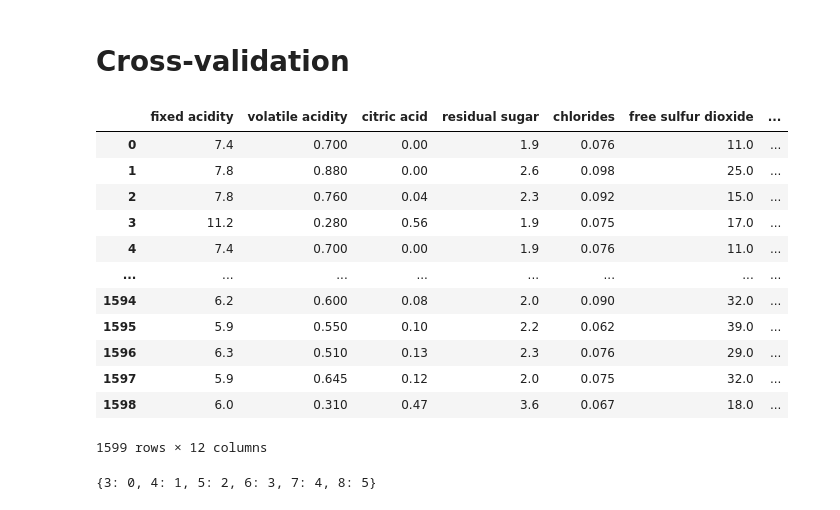
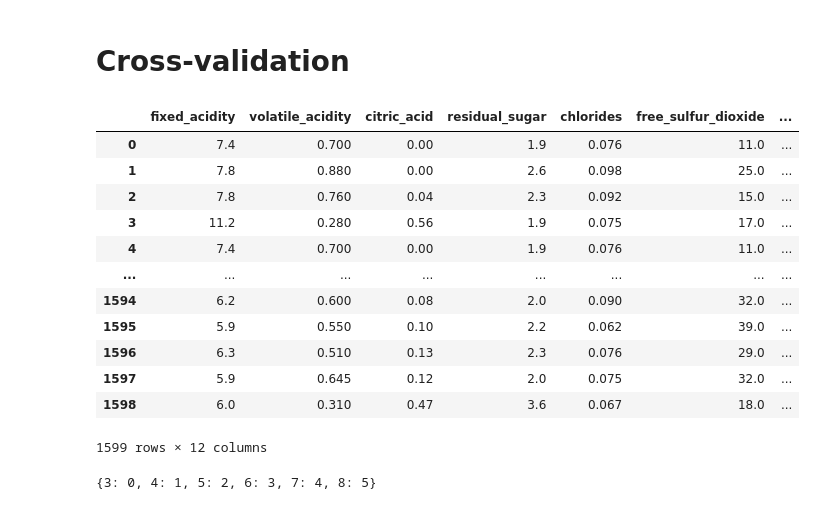
Before and after one commit to nglaz0v/approachingalmost, a Jupyter notebook: src/Cross-validation.ipynb, the cells around one changed output. Drawn from its saved outputs; the diff is of its cells as text; code cells hidden in the pictures.

```diff
--- a/src/Cross-validation.ipynb
+++ b/src/Cross-validation.ipynb
@@ -1,23 +1,30 @@
 # %% [markdown]
 # Cross-validation
-# %%
-import pandas as pd
-df = pd.read_csv("../data/winequality-red.csv", delimiter=';')
-df
-# %% [output]
-|  | fixed acidity | volatile acidity | citric acid | residual sugar | chlorides | free sulfur dioxide | ... |
-| 0 | 7.4 | 0.700 | 0.00 | 1.9 | 0.076 | 11.0 | ... |
-| 1 | 7.8 | 0.880 | 0.00 | 2.6 | 0.098 | 25.0 | ... |
-| 2 | 7.8 | 0.760 | 0.04 | 2.3 | 0.092 | 15.0 | ... |
-| 3 | 11.2 | 0.280 | 0.56 | 1.9 | 0.075 | 17.0 | ... |
-| 4 | 7.4 | 0.700 | 0.00 | 1.9 | 0.076 | 11.0 | ... |
-| ... | ... | ... | ... | ... | ... | ... | ... |
-| 1594 | 6.2 | 0.600 | 0.08 | 2.0 | 0.090 | 32.0 | ... |
-| 1595 | 5.9 | 0.550 | 0.10 | 2.2 | 0.062 | 39.0 | ... |
-| 1596 | 6.3 | 0.510 | 0.13 | 2.3 | 0.076 | 29.0 | ... |
-| 1597 | 5.9 | 0.645 | 0.12 | 2.0 | 0.075 | 32.0 | ... |
-| 1598 | 6.0 | 0.310 | 0.47 | 3.6 | 0.067 | 18.0 | ... |
-1599 rows × 12 columns
+# %%
+import pandas as pd
+from sklearn import datasets
+X, y = datasets.fetch_openml(
+    'wine-quality-red',
+    version=1,
+    return_X_y=True
+)
+df = pd.DataFrame(X)
+df["quality"] = y.astype(int)
+df
+# %% [output]
+|  | fixed_acidity | volatile_acidity | citric_acid | residual_sugar | chlorides | free_sulfur_dioxide | ... |
+| 0 | 7.4 | 0.700 | 0.00 | 1.9 | 0.076 | 11.0 | ... |
+| 1 | 7.8 | 0.880 | 0.00 | 2.6 | 0.098 | 25.0 | ... |
+| 2 | 7.8 | 0.760 | 0.04 | 2.3 | 0.092 | 15.0 | ... |
+| 3 | 11.2 | 0.280 | 0.56 | 1.9 | 0.075 | 17.0 | ... |
+| 4 | 7.4 | 0.700 | 0.00 | 1.9 | 0.076 | 11.0 | ... |
+| ... | ... | ... | ... | ... | ... | ... | ... |
+| 1594 | 6.2 | 0.600 | 0.08 | 2.0 | 0.090 | 32.0 | ... |
+| 1595 | 5.9 | 0.550 | 0.10 | 2.2 | 0.062 | 39.0 | ... |
+| 1596 | 6.3 | 0.510 | 0.13 | 2.3 | 0.076 | 29.0 | ... |
+| 1597 | 5.9 | 0.645 | 0.12 | 2.0 | 0.075 | 32.0 | ... |
+| 1598 | 6.0 | 0.310 | 0.47 | 3.6 | 0.067 | 18.0 | ... |
+1599 rows × 12 columns
 # %%
 # a mapping dictionary that maps the quality values from 0 to 5
 q_min, q_max = df.quality.min(), df.quality.max()
```
Also changed, not shown: parts of 3 cells of this notebook, 9 other files.
